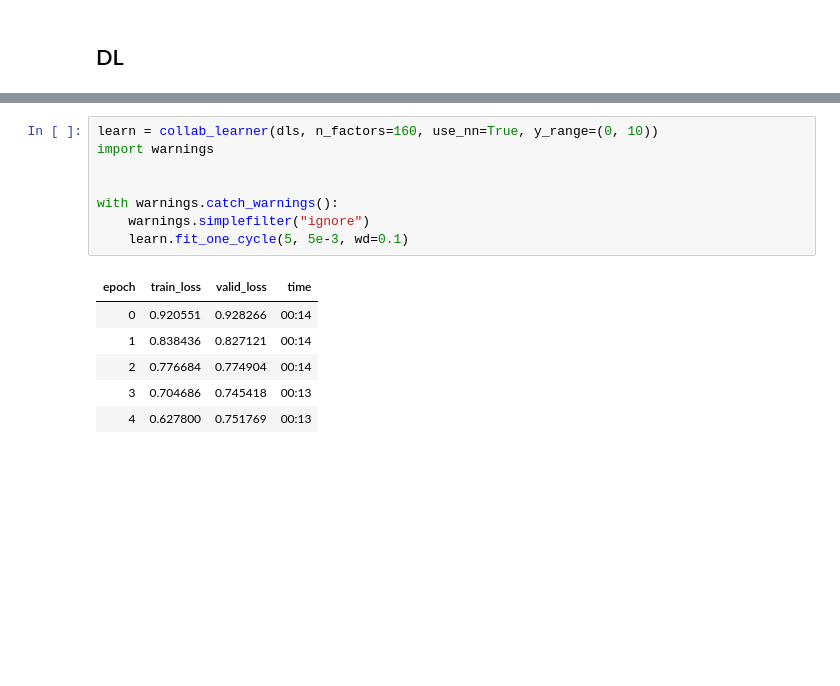
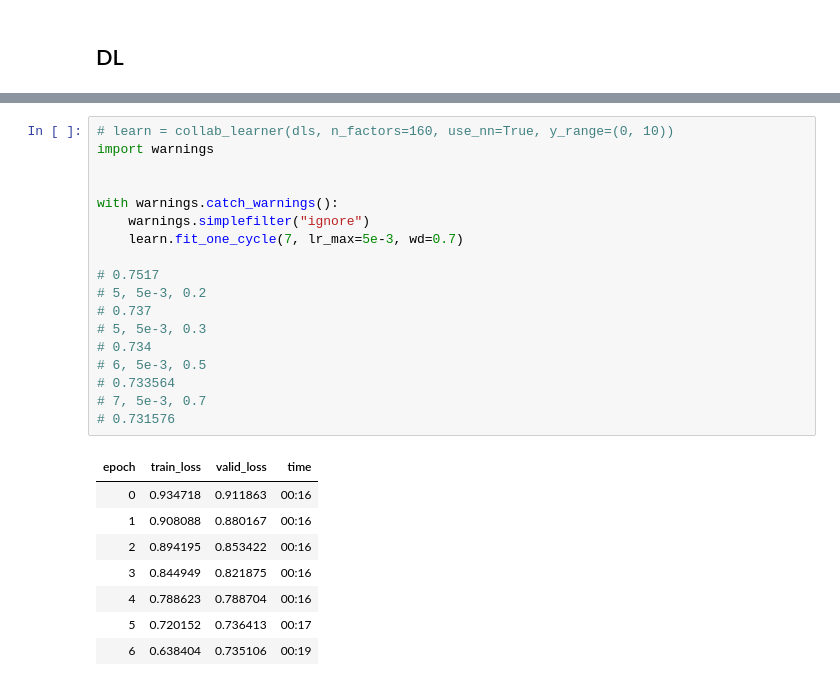
Before and after one commit to intelia-agility/mlspecialisation, a Jupyter notebook: usecase2/notebooks/03-Recommendation-FastAI.ipynb, the cells around one changed output, grey strips where cells are left out. Drawn from its saved outputs; the diff is of its cells as text; blank space fills up the shorter version.

```diff
--- a/usecase2/notebooks/03-Recommendation-FastAI.ipynb
+++ b/usecase2/notebooks/03-Recommendation-FastAI.ipynb
@@ -77,15 +71,27 @@ dls = CollabDataLoaders.from_df(ratings, bs=512, seed=random_seed)
 # %%
-learn = collab_learner(dls, n_factors=160, use_nn=True, y_range=(0, 10))
+# learn = collab_learner(dls, n_factors=160, use_nn=True, y_range=(0, 10))
 import warnings
 
 
 with warnings.catch_warnings():
     warnings.simplefilter("ignore")
-    learn.fit_one_cycle(5, 5e-3, wd=0.1)
+    learn.fit_one_cycle(7, lr_max=5e-3, wd=0.7)
+
+# 0.7517
+# 5, 5e-3, 0.2
+# 0.737
+# 5, 5e-3, 0.3
+# 0.734
+# 6, 5e-3, 0.5
+# 0.733564
+# 7, 5e-3, 0.7
+# 0.731576
 # %% [output]
 | epoch | train_loss | valid_loss | time |
-| 0 | 0.920551 | 0.928266 | 00:14 |
-| 1 | 0.838436 | 0.827121 | 00:14 |
-| 2 | 0.776684 | 0.774904 | 00:14 |
-| 3 | 0.704686 | 0.745418 | 00:13 |
-| 4 | 0.627800 | 0.751769 | 00:13 |
+| 0 | 0.934718 | 0.911863 | 00:16 |
+| 1 | 0.908088 | 0.880167 | 00:16 |
+| 2 | 0.894195 | 0.853422 | 00:16 |
+| 3 | 0.844949 | 0.821875 | 00:16 |
+| 4 | 0.788623 | 0.788704 | 00:16 |
+| 5 | 0.720152 | 0.736413 | 00:17 |
+| 6 | 0.638404 | 0.735106 | 00:19 |
```
Also changed, not shown: parts of 14 cells of this notebook, 3 other files.
